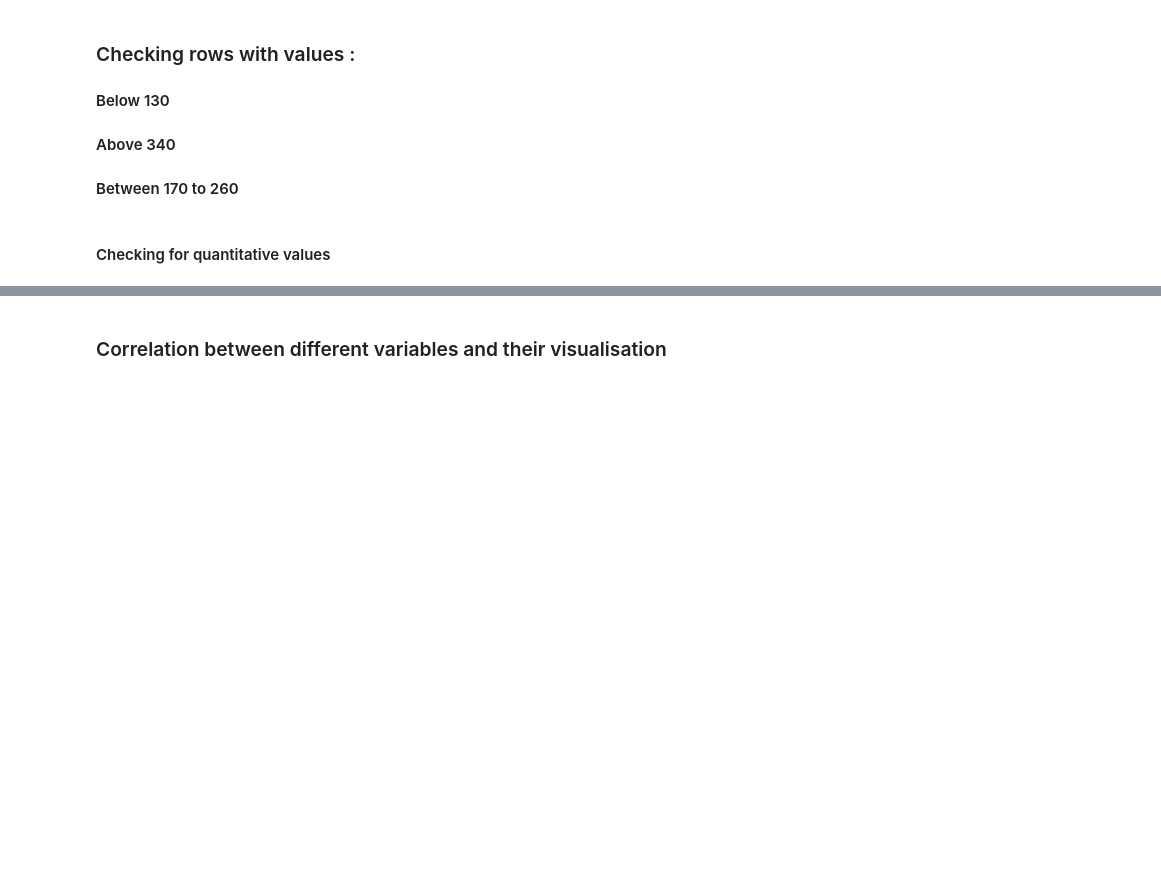
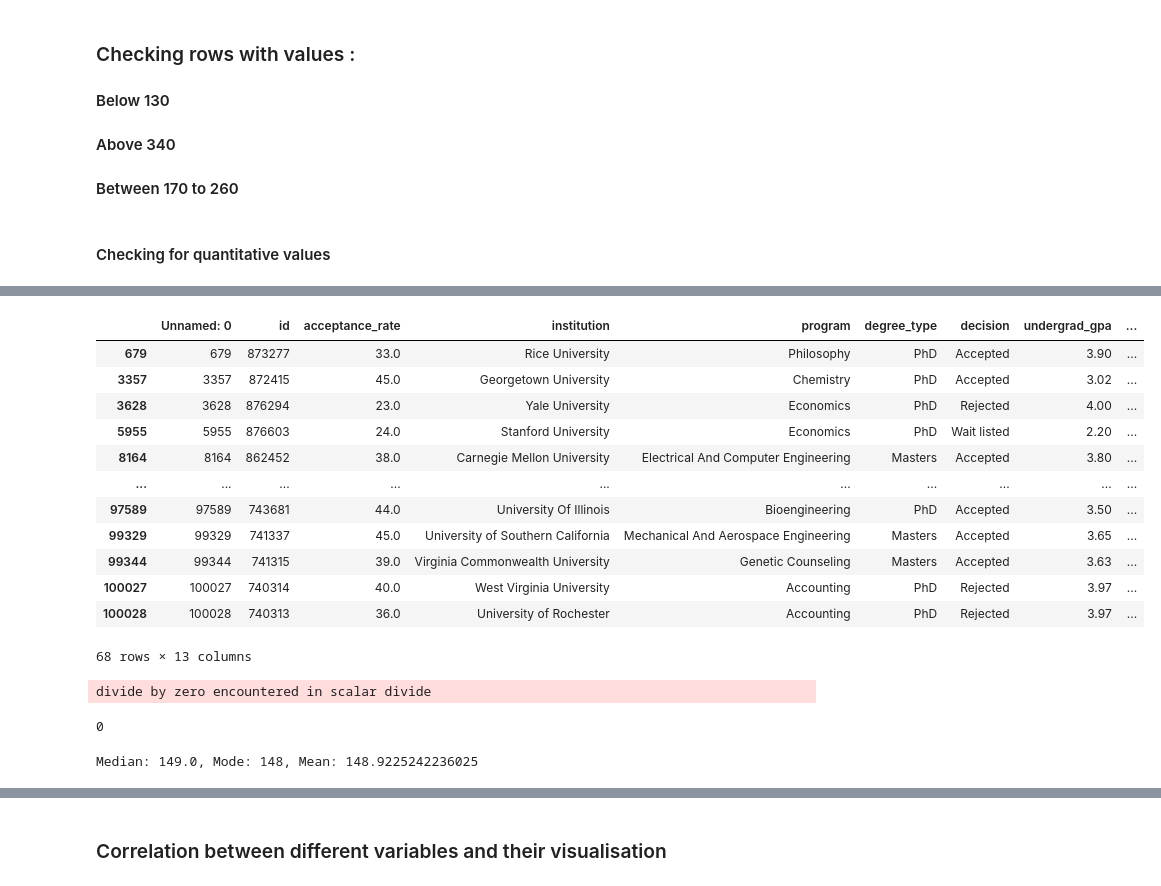
Before and after one commit to Masoodjr/ML_Project, a Jupyter notebook: ai_ml/notebooks/exploratory_analysis.ipynb, the cells around one changed output, grey strips where cells are left out. Drawn from its saved outputs; the diff is of its cells as text; code cells hidden in the pictures; blank space fills up the shorter version.

```diff
--- a/ai_ml/notebooks/exploratory_analysis.ipynb
+++ b/ai_ml/notebooks/exploratory_analysis.ipynb
@@ -321,0 +312,16 @@ df['analytical_writing'] = pd.to_numeric(df['analytical_writing'], errors = 'coe
+# %%
+df.loc[(df[list_of_gre_columns[1]] > 340) | (df[list_of_gre_columns[1]] < 130) | ((df[list_of_gre_columns[1]] > 170) & (df[list_of_gre_columns[1]] < 340))]
+# %% [output]
+|  | Unnamed: 0 | id | acceptance_rate | institution | program | degree_type | decision | undergrad_gpa | ... |
+| 679 | 679 | 873277 | 33.0 | Rice University | Philosophy | PhD | Accepted | 3.90 | ... |
+| 3357 | 3357 | 872415 | 45.0 | Georgetown University | Chemistry | PhD | Accepted | 3.02 | ... |
+| 3628 | 3628 | 876294 | 23.0 | Yale University | Economics | PhD | Rejected | 4.00 | ... |
+| 5955 | 5955 | 876603 | 24.0 | Stanford University | Economics | PhD | Wait listed | 2.20 | ... |
+| 8164 | 8164 | 862452 | 38.0 | Carnegie Mellon University | Electrical And Computer Engineering | Masters | Accepted | 3.80 | ... |
+| ... | ... | ... | ... | ... | ... | ... | ... | ... | ... |
+| 97589 | 97589 | 743681 | 44.0 | University Of Illinois | Bioengineering | PhD | Accepted | 3.50 | ... |
+| 99329 | 99329 | 741337 | 45.0 | University of Southern California | Mechanical And Aerospace Engineering | Masters | Accepted | 3.65 | ... |
+| 99344 | 99344 | 741315 | 39.0 | Virginia Commonwealth University | Genetic Counseling | Masters | Accepted | 3.63 | ... |
+| 100027 | 100027 | 740314 | 40.0 | West Virginia University | Accounting | PhD | Rejected | 3.97 | ... |
+| 100028 | 100028 | 740313 | 36.0 | University of Rochester | Accounting | PhD | Rejected | 3.97 | ... |
+68 rows × 13 columns
@@ -321,0 +332,35 @@ df['analytical_writing'] = pd.to_numeric(df['analytical_writing'], errors = 'coe
+# %%
+# Count of missing
+missing_count = df['gre_verbal_reasoning'].isna().sum()
+
+# Step 1: Generate truncated normal values in 130–170
+mean, std = 149, 8  # Approx based on visual and given stats
+lower, upper = 130, 170
+a, b = (lower - mean) / std, (upper - mean) / std
+random_vals = truncnorm.rvs(a, b, loc=mean, scale=std, size=missing_count)
+
+# Step 2: Adjust to match exact target mean
+existing_vals = df['gre_verbal_reasoning'].dropna()
+target_mean = 149
+target_total = target_mean * (len(existing_vals) + missing_count)
+required_sum = target_total - existing_vals.sum()
+
+scaling_factor = required_sum / np.sum(random_vals)
+adjusted_vals = np.clip(random_vals * scaling_factor, 130, 170)
+
+# Step 3: Fill in the values
+df.loc[df['gre_verbal_reasoning'].isna(), 'gre_verbal_reasoning'] = adjusted_vals.round()
+# %% [output]
+divide by zero encountered in scalar divide
+# %%
+(df[list_of_gre_columns[1]]).isna().sum()
+# %% [output]
+0
+# %%
+median_val = df[list_of_gre_columns[1]].median()
+mode_val = df[list_of_gre_columns[1]].mode()[0]  # mode() returns a Series
+mean_val = df[list_of_gre_columns[1]].mean()
+
+print(f"Median: {median_val}, Mode: {mode_val}, Mean: {mean_val}")
+# %% [output]
+Median: 149.0, Mode: 148, Mean: 148.9225242236025
```
Also changed, not shown: parts of 43 cells of this notebook, 2 other files.
